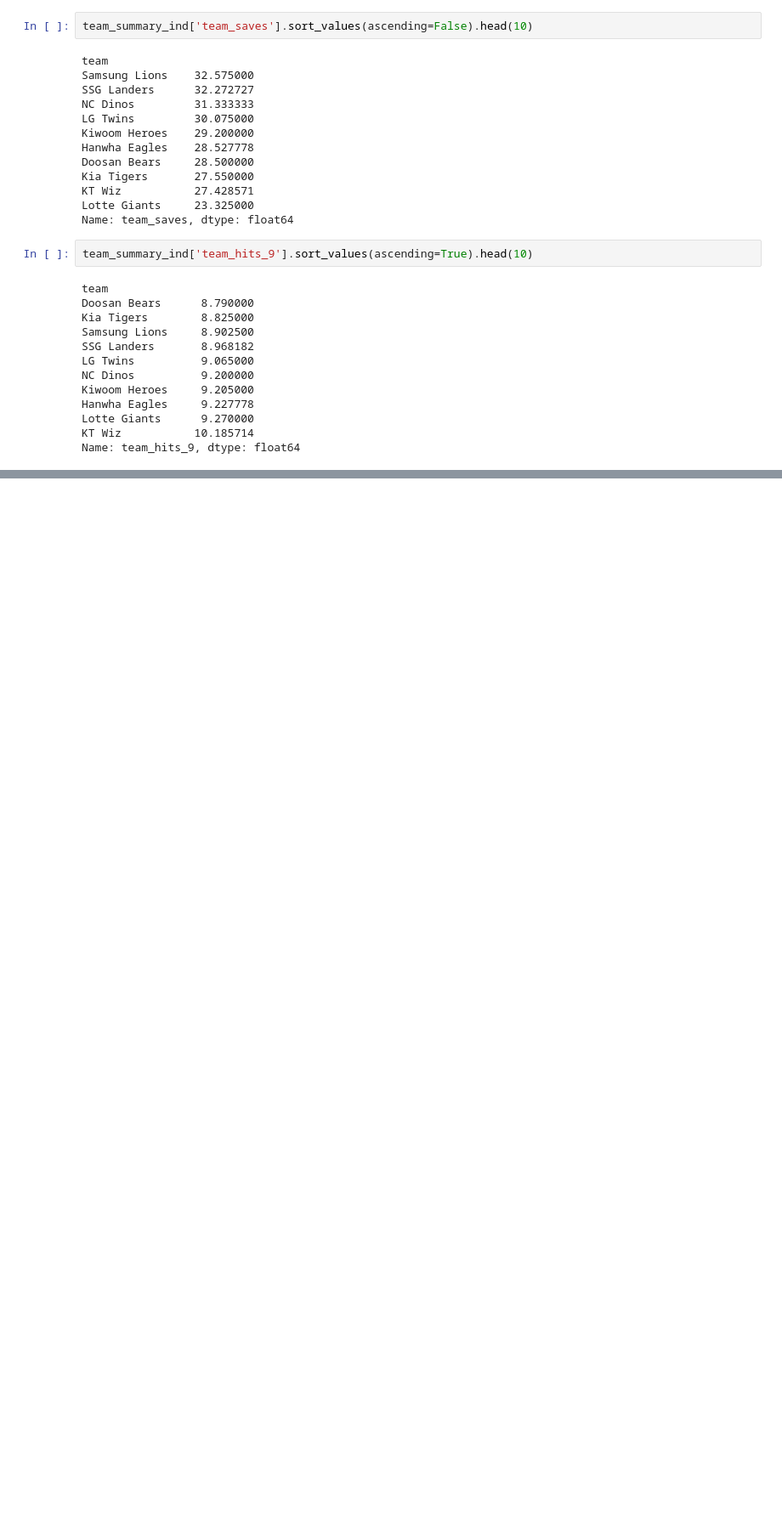
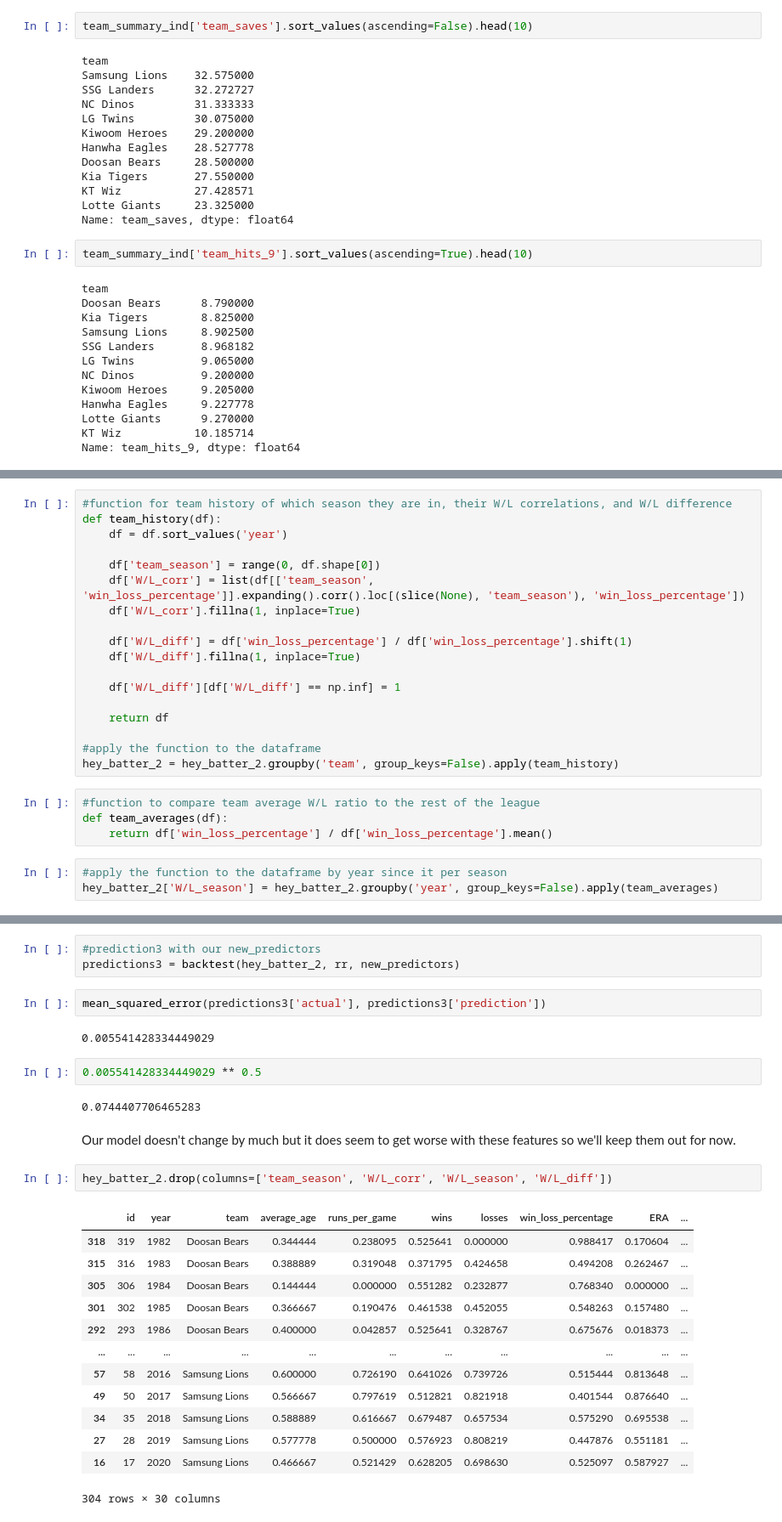
Before and after one commit to e-machinelearning/Hey-Batter-Batter-, a Jupyter notebook: Hey Batter Batter!.ipynb, the cells around one changed output, grey strips where cells are left out. Shown at 85% size. Saved outputs shown, nothing was run; the diff lists cells and outputs as text; blank space fills up the shorter version.

```diff
--- a/Hey Batter Batter!.ipynb
+++ b/Hey Batter Batter!.ipynb
@@ -596,0 +956,25 @@ Looking at these sorted values we can see one commonality between these charts.
+# %%
+#function for team history of which season they are in, their W/L correlations, and W/L difference
+def team_history(df):
+    df = df.sort_values('year')
+
+    df['team_season'] = range(0, df.shape[0])
+    df['W/L_corr'] = list(df[['team_season', 'win_loss_percentage']].expanding().corr().loc[(slice(None), 'team_season'), 'win_loss_percentage'])
+    df['W/L_corr'].fillna(1, inplace=True)
+
+    df['W/L_diff'] = df['win_loss_percentage'] / df['win_loss_percentage'].shift(1)
+    df['W/L_diff'].fillna(1, inplace=True)
+
+    df['W/L_diff'][df['W/L_diff'] == np.inf] = 1
+
+    return df
+
+#apply the function to the dataframe
+hey_batter_2 = hey_batter_2.groupby('team', group_keys=False).apply(team_history)
+# %%
+#function to compare team average W/L ratio to the rest of the league
+def team_averages(df):
+    return df['win_loss_percentage'] / df['win_loss_percentage'].mean()
+# %%
+#apply the function to the dataframe by year since it per season
+hey_batter_2['W/L_season'] = hey_batter_2.groupby('year', group_keys=False).apply(team_averages)
@@ -596,0 +984,29 @@ Looking at these sorted values we can see one commonality between these charts.
+# %%
+#prediction3 with our new_predictors
+predictions3 = backtest(hey_batter_2, rr, new_predictors)
+# %%
+mean_squared_error(predictions3['actual'], predictions3['prediction'])
+# %% [output]
+0.005541428334449029
+# %%
+0.005541428334449029 ** 0.5
+# %% [output]
+0.0744407706465283
+# %% [markdown]
+Our model doesn't change by much but it does seem to get worse with these features so we'll keep them out for now.
+# %%
+hey_batter_2.drop(columns=['team_season', 'W/L_corr', 'W/L_season', 'W/L_diff'])
+# %% [output]
+|  | id | year | team | average_age | runs_per_game | wins | losses | win_loss_percentage | ERA | ... |
+| 318 | 319 | 1982 | Doosan Bears | 0.344444 | 0.238095 | 0.525641 | 0.000000 | 0.988417 | 0.170604 | ... |
+| 315 | 316 | 1983 | Doosan Bears | 0.388889 | 0.319048 | 0.371795 | 0.424658 | 0.494208 | 0.262467 | ... |
+| 305 | 306 | 1984 | Doosan Bears | 0.144444 | 0.000000 | 0.551282 | 0.232877 | 0.768340 | 0.000000 | ... |
+| 301 | 302 | 1985 | Doosan Bears | 0.366667 | 0.190476 | 0.461538 | 0.452055 | 0.548263 | 0.157480 | ... |
+| 292 | 293 | 1986 | Doosan Bears | 0.400000 | 0.042857 | 0.525641 | 0.328767 | 0.675676 | 0.018373 | ... |
+| ... | ... | ... | ... | ... | ... | ... | ... | ... | ... | ... |
+| 57 | 58 | 2016 | Samsung Lions | 0.600000 | 0.726190 | 0.641026 | 0.739726 | 0.515444 | 0.813648 | ... |
+| 49 | 50 | 2017 | Samsung Lions | 0.566667 | 0.797619 | 0.512821 | 0.821918 | 0.401544 | 0.876640 | ... |
+| 34 | 35 | 2018 | Samsung Lions | 0.588889 | 0.616667 | 0.679487 | 0.657534 | 0.575290 | 0.695538 | ... |
+| 27 | 28 | 2019 | Samsung Lions | 0.577778 | 0.500000 | 0.576923 | 0.808219 | 0.447876 | 0.551181 | ... |
+| 16 | 17 | 2020 | Samsung Lions | 0.466667 | 0.521429 | 0.628205 | 0.698630 | 0.525097 | 0.587927 | ... |
+304 rows × 30 columns
```
Also changed, not shown: parts of 62 cells of this notebook, 1 other file.
